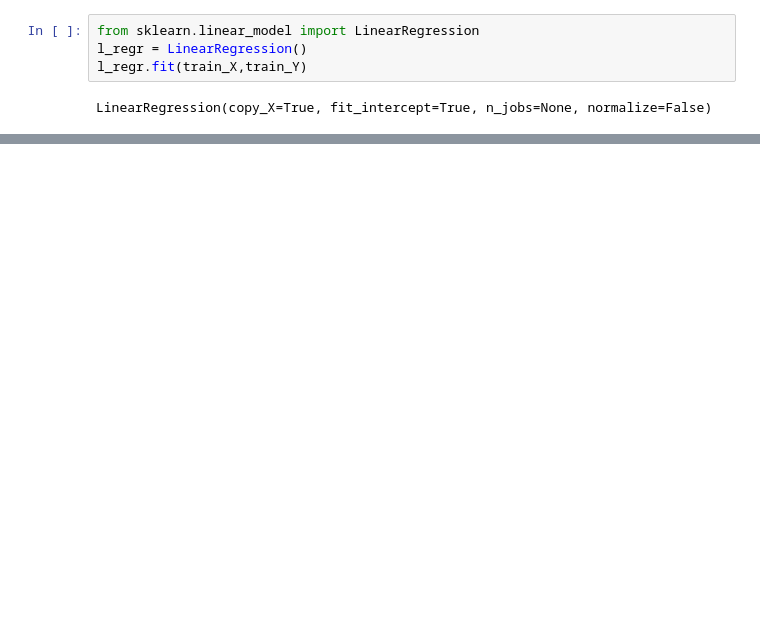
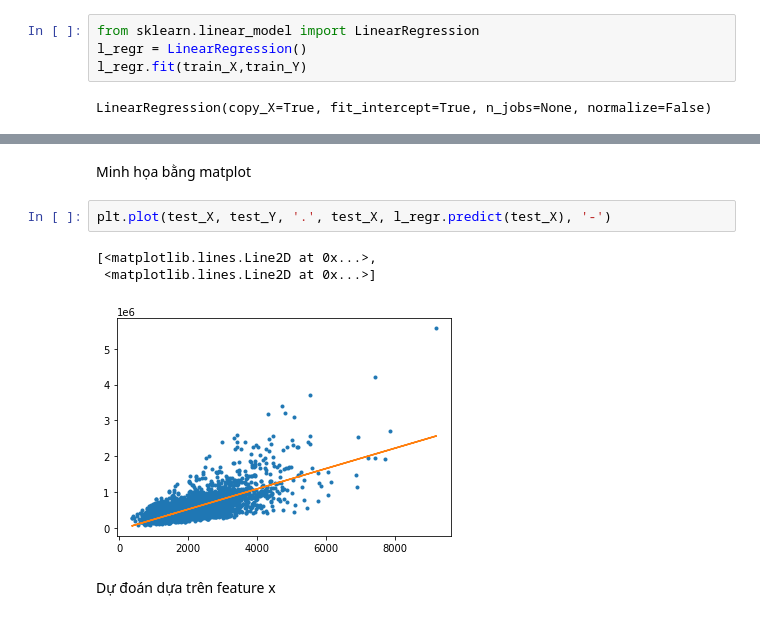
Before and after one commit to kangdoung/CS114.K21, a Jupyter notebook: Lab07_Predict_House_price.ipynb, the cells around one changed output, grey strips where cells are left out. Saved outputs shown, nothing was run; the diff lists cells and outputs as text; blank space fills up the shorter version.

```diff
--- a/Lab07_Predict_House_price.ipynb
+++ b/Lab07_Predict_House_price.ipynb
@@ -98,0 +125,10 @@ test_X = test_X.values.reshape(-1,1)
+# %% [markdown]
+Minh họa bằng matplot
+# %%
+plt.plot(test_X, test_Y, '.', test_X, l_regr.predict(test_X), '-')
+# %% [output]
+[<matplotlib.lines.Line2D at 0x...>,
+ <matplotlib.lines.Line2D at 0x...>]
+[figure, added]
+# %% [markdown]
+Dự đoán dựa trên feature x
```
Also changed, not shown: parts of 21 cells of this notebook.
